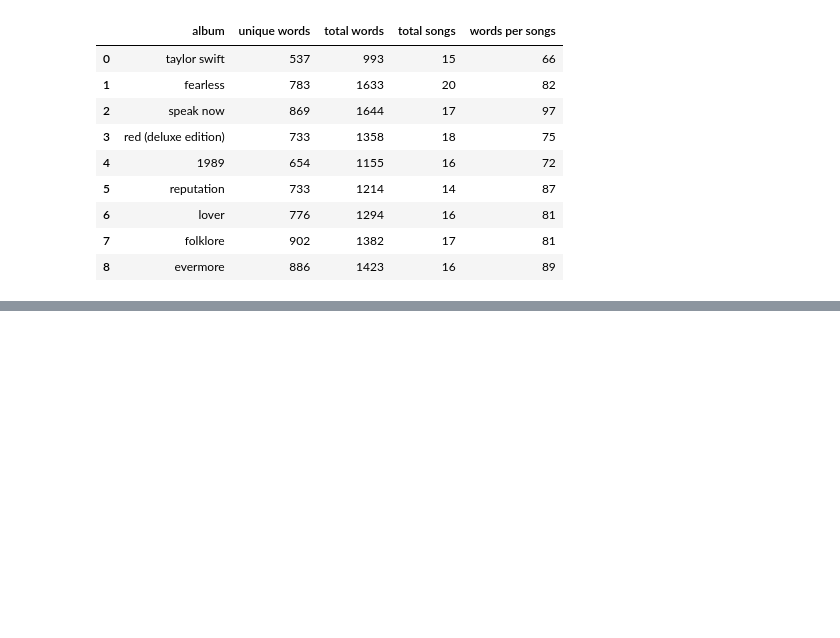
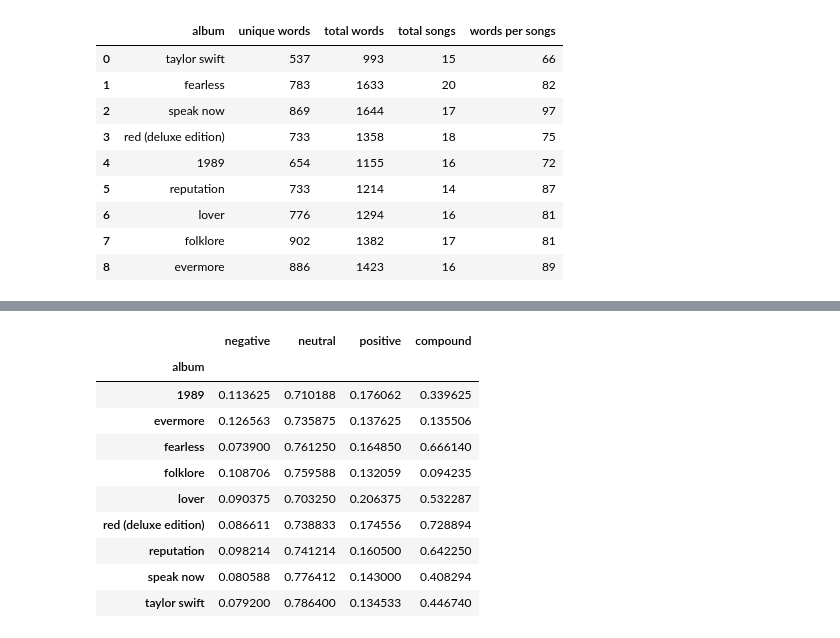
Before and after one commit to data-dissector/ts-lyrics, a Jupyter notebook: Lyrics Analysis Notebook.ipynb, the cells around one changed output, grey strips where cells are left out. Cells and saved outputs as stored; diff of their text form; code cells hidden in the pictures; blank space fills up the shorter version.

```diff
--- a/Lyrics Analysis Notebook.ipynb
+++ b/Lyrics Analysis Notebook.ipynb
@@ -316,0 +362,15 @@ for album in albums:
+# %%
+means_df = indexed_df.groupby(['album']).mean()
+means_df
+# %% [output]
+|  | negative | neutral | positive | compound |
+| album |  |  |  |  |
+| 1989 | 0.113625 | 0.710188 | 0.176062 | 0.339625 |
+| evermore | 0.126563 | 0.735875 | 0.137625 | 0.135506 |
+| fearless | 0.073900 | 0.761250 | 0.164850 | 0.666140 |
+| folklore | 0.108706 | 0.759588 | 0.132059 | 0.094235 |
+| lover | 0.090375 | 0.703250 | 0.206375 | 0.532287 |
+| red (deluxe edition) | 0.086611 | 0.738833 | 0.174556 | 0.728894 |
+| reputation | 0.098214 | 0.741214 | 0.160500 | 0.642250 |
+| speak now | 0.080588 | 0.776412 | 0.143000 | 0.408294 |
+| taylor swift | 0.079200 | 0.786400 | 0.134533 | 0.446740 |
```
Also changed, not shown: parts of 27 cells of this notebook.
